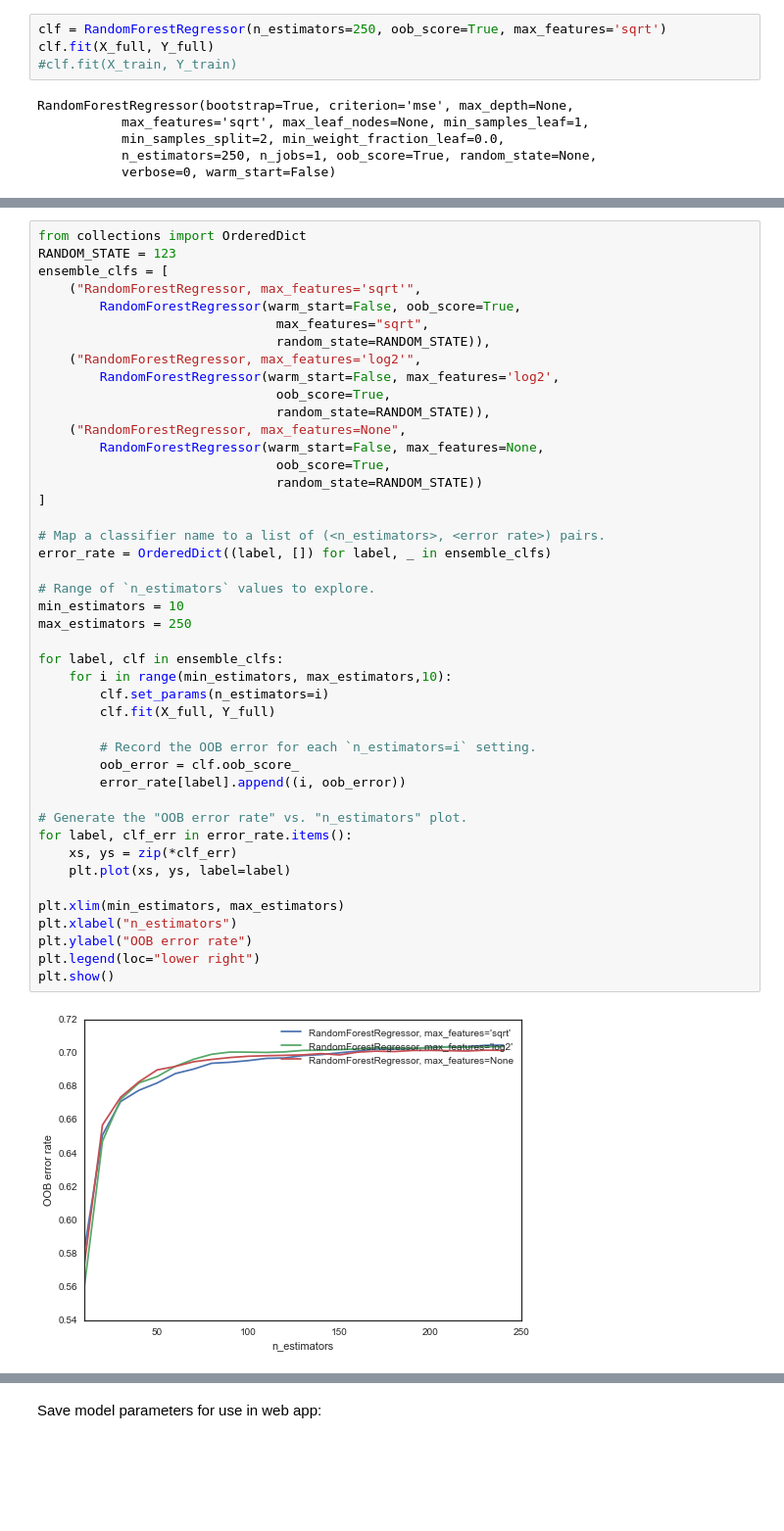
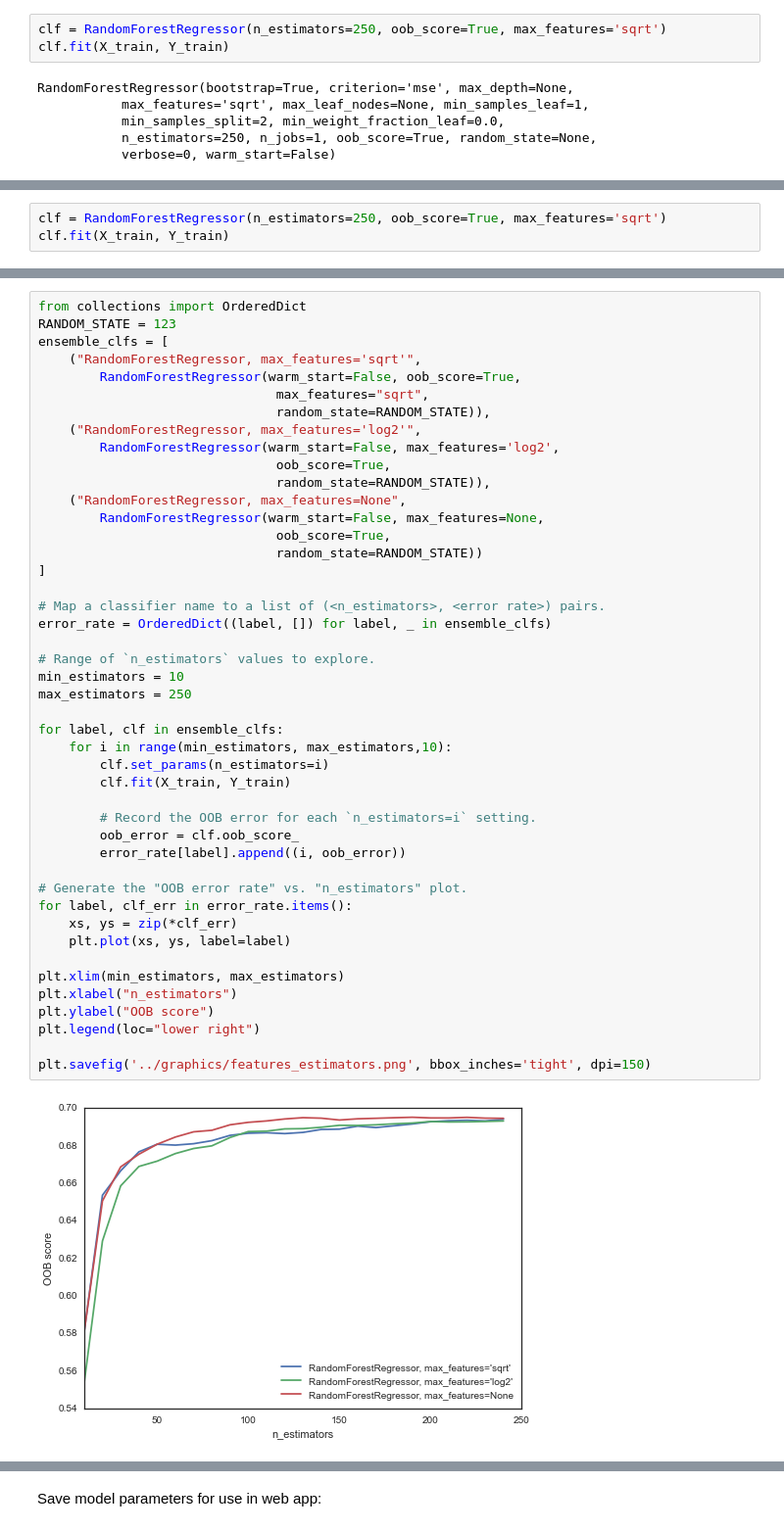
Before and after one commit to ahwkuepper/stdme, a Jupyter notebook: code/CDC_and_census_data_exploration_and_cleaning_Chlamydia.ipynb, the cells around one changed output, grey strips where cells are left out. Shown at 98% size. Saved outputs shown, nothing was run; the diff lists cells and outputs as text; blank space fills up the shorter version.

```diff
--- a/code/CDC_and_census_data_exploration_and_cleaning_Chlamydia.ipynb
+++ b/code/CDC_and_census_data_exploration_and_cleaning_Chlamydia.ipynb
@@ -1338,8 +1430,7 @@ Y_train = Y[training_list]
 Y_test = Y[test_list]
 # %%
 clf = RandomForestRegressor(n_estimators=250, oob_score=True, max_features='sqrt')
-clf.fit(X_full, Y_full)
-#clf.fit(X_train, Y_train)
+clf.fit(X_train, Y_train)
 # %% [output]
 RandomForestRegressor(bootstrap=True, criterion='mse', max_depth=None,
            max_features='sqrt', max_leaf_nodes=None, min_samples_leaf=1,
@@ -1353,0 +1450,3 @@ Out of bag error score: 0.70238
+# %%
+clf = RandomForestRegressor(n_estimators=250, oob_score=True, max_features='sqrt')
+clf.fit(X_train, Y_train)
@@ -1389,35 +1487,36 @@ ensemble_clfs = [
     ("RandomForestRegressor, max_features=None",
         RandomForestRegressor(warm_start=False, max_features=None,
                                oob_score=True,
                                random_state=RANDOM_STATE))
 ]
 
 # Map a classifier name to a list of (<n_estimators>, <error rate>) pairs.
 error_rate = OrderedDict((label, []) for label, _ in ensemble_clfs)
 
 # Range of `n_estimators` values to explore.
 min_estimators = 10
 max_estimators = 250
 
 for label, clf in ensemble_clfs:
     for i in range(min_estimators, max_estimators,10):
         clf.set_params(n_estimators=i)
-        clf.fit(X_full, Y_full)
+        clf.fit(X_train, Y_train)
 
         # Record the OOB error for each `n_estimators=i` setting.
         oob_error = clf.oob_score_
         error_rate[label].append((i, oob_error))
 
 # Generate the "OOB error rate" vs. "n_estimators" plot.
 for label, clf_err in error_rate.items():
     xs, ys = zip(*clf_err)
     plt.plot(xs, ys, label=label)
 
 plt.xlim(min_estimators, max_estimators)
 plt.xlabel("n_estimators")
-plt.ylabel("OOB error rate")
+plt.ylabel("OOB score")
 plt.legend(loc="lower right")
-plt.show()
+
+plt.savefig('../graphics/features_estimators.png', bbox_inches='tight', dpi=150)
 # %% [output]
-[figure, old version]
+[figure, new version]
 # %%
```
Also changed, not shown: parts of 70 cells of this notebook, 12 other files.
